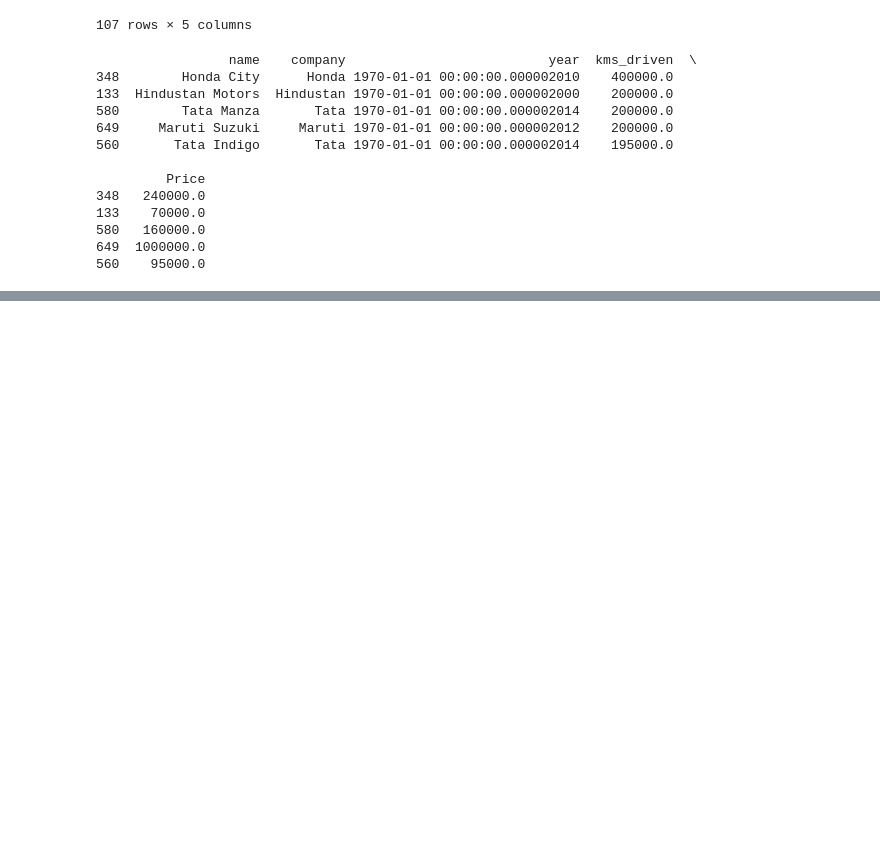
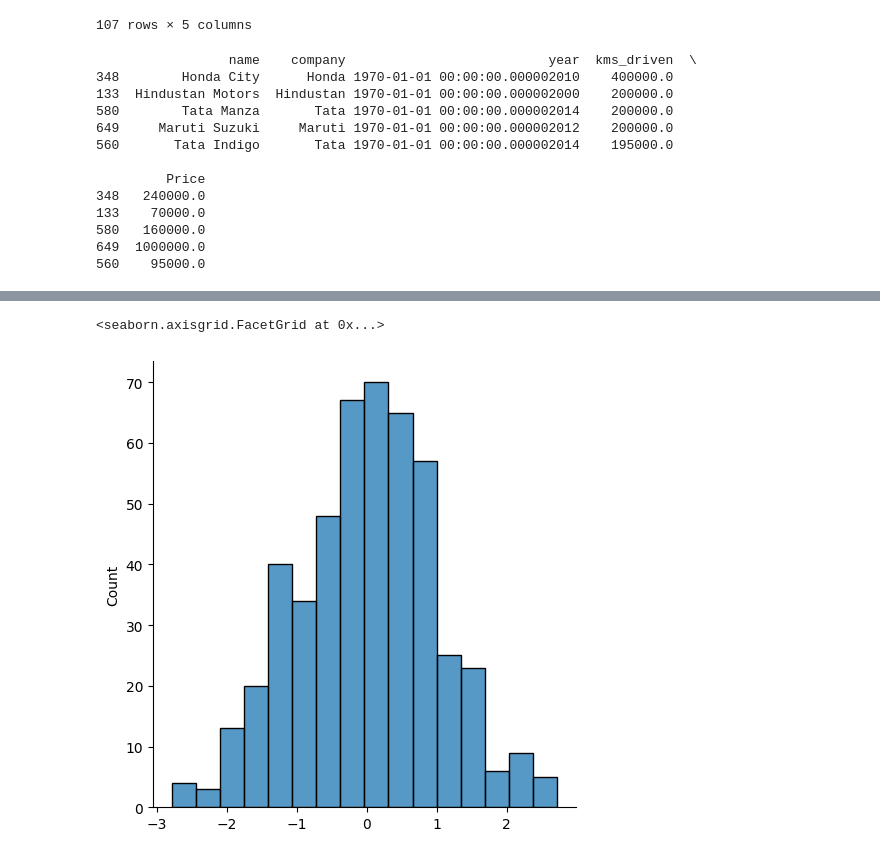
Before and after one commit to dewang002/Linear_Regression_Practice, a Jupyter notebook: Untitled.ipynb, the cells around one changed output, grey strips where cells are left out. Drawn from its saved outputs; the diff is of its cells as text; code cells hidden in the pictures; blank space fills up the shorter version.

```diff
--- a/Untitled.ipynb
+++ b/Untitled.ipynb
@@ -285,0 +348,11 @@ df
+# %%
+import numpy as np
+import pandas as pd
+from sklearn.model_selection import train_test_split
+from sklearn.preprocessing import StandardScaler
+
+X = df.drop(columns = 'Price')
+y = df['Price']
+# 1. Split first (so test data never influences the fitting)
+X_train, X_temp, y_train, y_temp = train_test_split(X, y, test_size=0.4, random_state=42)
+X_val, X_test, y_val, y_test = train_test_split(X_temp, y_temp, test_size=0.5, random_state=42)
@@ -285,0 +369,15 @@ df
+# %%
+# lable scaled
+y_train = np.log1p(y_train)
+y_val   = np.log1p(y_val)
+y_test  = np.log1p(y_test)
+
+scaler = StandardScaler()
+y_train = scaler.fit_transform(y_train.values.reshape(-1, 1)).ravel()
+y_val   = scaler.transform(y_val.values.reshape(-1, 1)).ravel()
+y_test  = scaler.transform(y_test.values.reshape(-1, 1)).ravel()
+# %%
+sns.displot(y_train)
+# %% [output]
+<seaborn.axisgrid.FacetGrid at 0x...>
+[figure, added]
```
Also changed, not shown: parts of 14 cells of this notebook, 1 other file.
